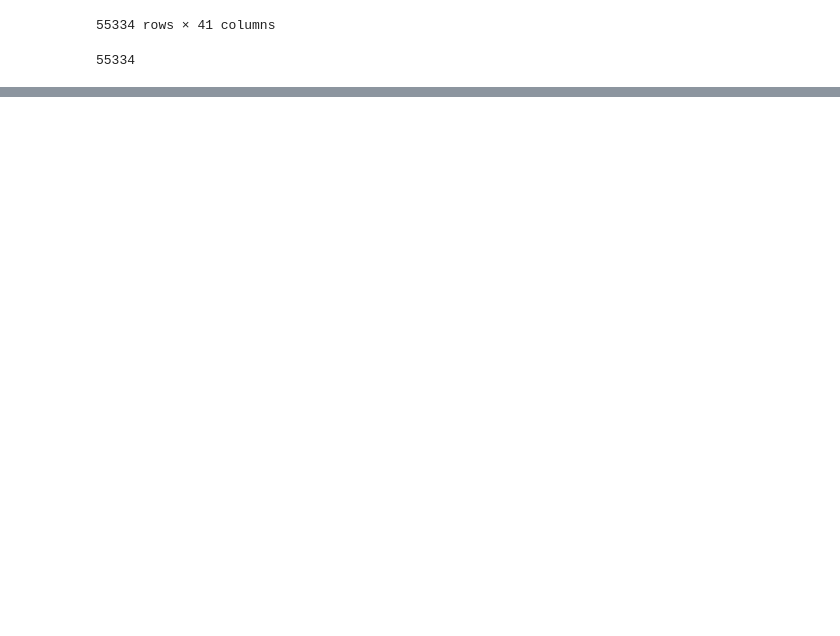
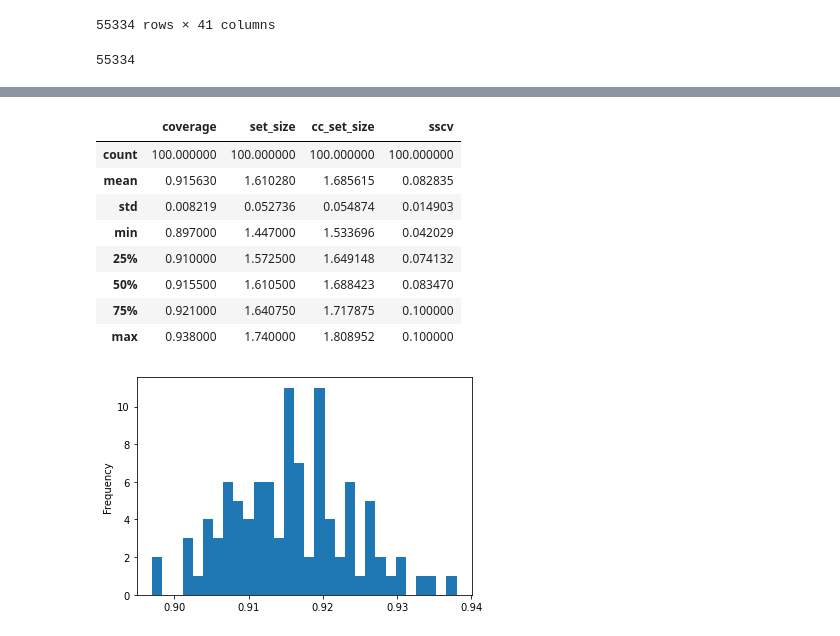
Before and after one commit to jase-clarkson/graph_cp, a Jupyter notebook: reddit.ipynb, the cells around one changed output, grey strips where cells are left out. Cells and saved outputs as stored; diff of their text form; code cells hidden in the pictures; blank space fills up the shorter version.

```diff
--- a/reddit.ipynb
+++ b/reddit.ipynb
@@ -154,0 +220,15 @@ nb_df.describe()
+# %%
+nb_df = pd.DataFrame(napsl_stats, columns=['coverage', 'set_size', 'cc_set_size', 'sscv'])
+nb_df['coverage'].plot(kind='hist', bins=30)
+nb_df.describe()
+# %% [output]
+|  | coverage | set_size | cc_set_size | sscv |
+| count | 100.000000 | 100.000000 | 100.000000 | 100.000000 |
+| mean | 0.915630 | 1.610280 | 1.685615 | 0.082835 |
+| std | 0.008219 | 0.052736 | 0.054874 | 0.014903 |
+| min | 0.897000 | 1.447000 | 1.533696 | 0.042029 |
+| 25% | 0.910000 | 1.572500 | 1.649148 | 0.074132 |
+| 50% | 0.915500 | 1.610500 | 1.688423 | 0.083470 |
+| 75% | 0.921000 | 1.640750 | 1.717875 | 0.100000 |
+| max | 0.938000 | 1.740000 | 1.808952 | 0.100000 |
+[figure, added]
```
Also changed, not shown: parts of 24 cells of this notebook, 8 other files.
